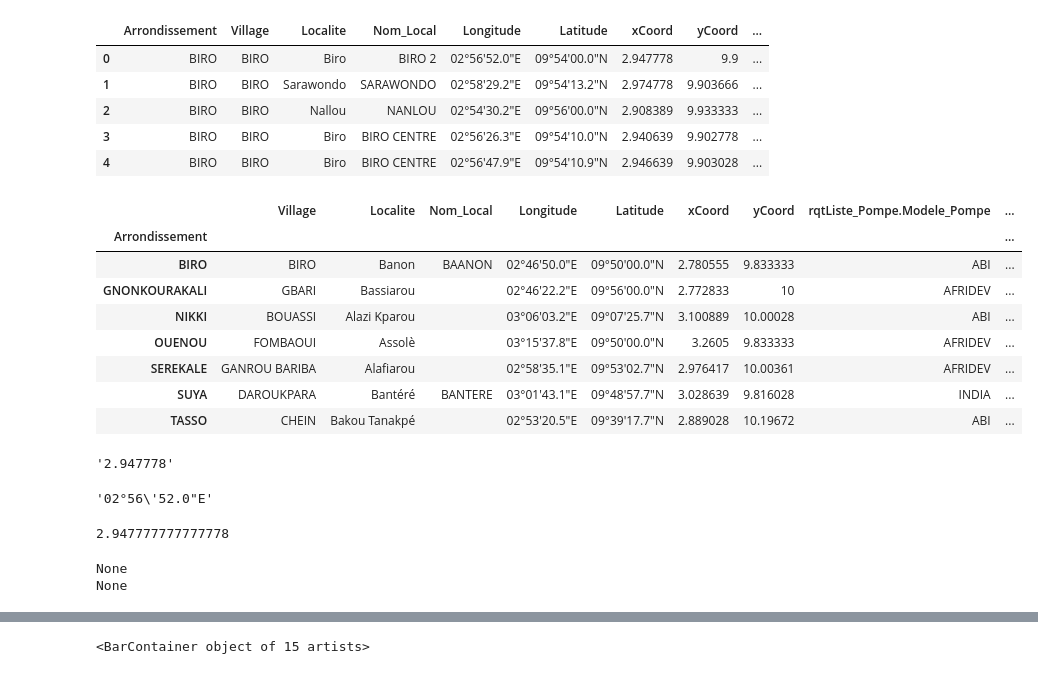
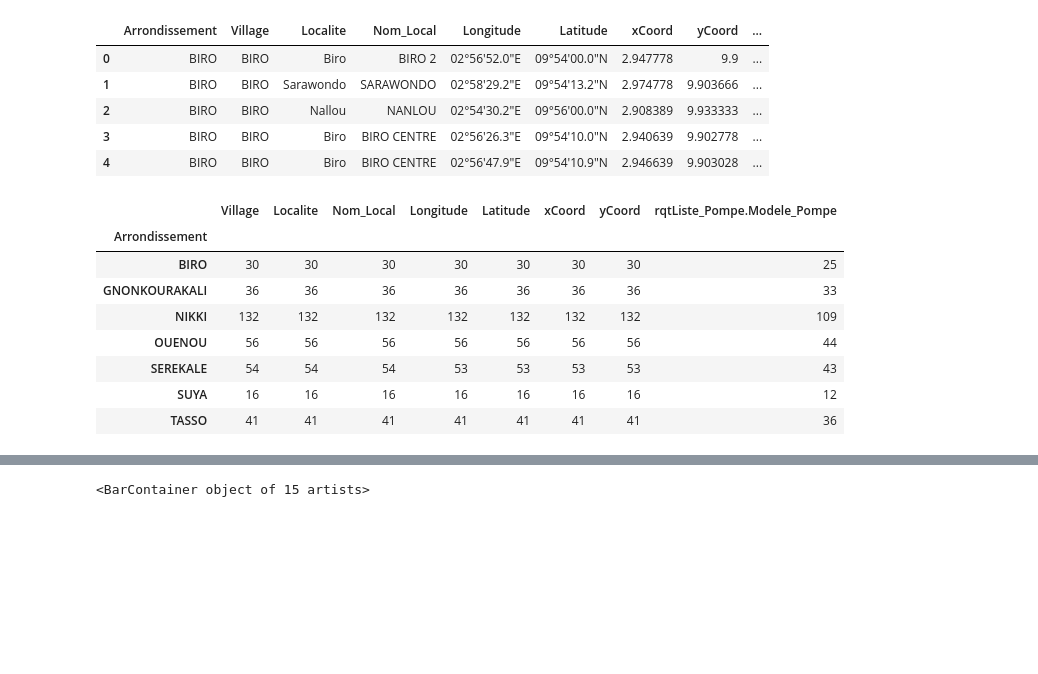
Before and after one commit to OANInternational/aguapp-ds, a Jupyter notebook: create_pump_map.ipynb, the cells around one changed output, grey strips where cells are left out. Drawn from its saved outputs; the diff is of its cells as text; code cells hidden in the pictures; blank space fills up the shorter version.

```diff
--- a/create_pump_map.ipynb
+++ b/create_pump_map.ipynb
@@ -91,46 +103,29 @@ df_2019.head()
 | 3 | BIRO | BIRO | Biro | BIRO CENTRE | 02°56'26.3"E | 09°54'10.0"N | 2.940639 | 9.902778 | ... |
 | 4 | BIRO | BIRO | Biro | BIRO CENTRE | 02°56'47.9"E | 09°54'10.9"N | 2.946639 | 9.903028 | ... |
 # %%
-df_2019.groupby('Arrondissement',axis=0).min()
+df_2019.groupby('Arrondissement',axis=0).count()
 # %% [output]
-|  | Village | Localite | Nom_Local | Longitude | Latitude | xCoord | yCoord | rqtListe_Pompe.Modele_Pompe | ... |
-| Arrondissement |  |  |  |  |  |  |  |  | ... |
-| BIRO | BIRO | Banon | BAANON | 02°46'50.0"E | 09°50'00.0"N | 2.780555 | 9.833333 | ABI | ... |
-| GNONKOURAKALI | GBARI | Bassiarou |  | 02°46'22.2"E | 09°56'00.0"N | 2.772833 | 10 | AFRIDEV | ... |
-| NIKKI | BOUASSI | Alazi Kparou |  | 03°06'03.2"E | 09°07'25.7"N | 3.100889 | 10.00028 | ABI | ... |
-| OUENOU | FOMBAOUI | Assolè |  | 03°15'37.8"E | 09°50'00.0"N | 3.2605 | 9.833333 | AFRIDEV | ... |
-| SEREKALE | GANROU BARIBA | Alafiarou |  | 02°58'35.1"E | 09°53'02.7"N | 2.976417 | 10.00361 | AFRIDEV | ... |
-| SUYA | DAROUKPARA | Bantéré | BANTERE | 03°01'43.1"E | 09°48'57.7"N | 3.028639 | 9.816028 | INDIA | ... |
-| TASSO | CHEIN | Bakou Tanakpé |  | 02°53'20.5"E | 09°39'17.7"N | 2.889028 | 10.19672 | ABI | ... |
+|  | Village | Localite | Nom_Local | Longitude | Latitude | xCoord | yCoord | rqtListe_Pompe.Modele_Pompe |
+| Arrondissement |  |  |  |  |  |  |  |  |
+| BIRO | 30 | 30 | 30 | 30 | 30 | 30 | 30 | 25 |
+| GNONKOURAKALI | 36 | 36 | 36 | 36 | 36 | 36 | 36 | 33 |
+| NIKKI | 132 | 132 | 132 | 132 | 132 | 132 | 132 | 109 |
+| OUENOU | 56 | 56 | 56 | 56 | 56 | 56 | 56 | 44 |
+| SEREKALE | 54 | 54 | 54 | 53 | 53 | 53 | 53 | 43 |
+| SUYA | 16 | 16 | 16 | 16 | 16 | 16 | 16 | 12 |
+| TASSO | 41 | 41 | 41 | 41 | 41 | 41 | 41 | 36 |
-# %%
-df_2019.loc[0,'xCoord']
-# %% [output]
-'2.947778'
-# %%
-df_2019.loc[0,'Longitude']
-# %% [output]
-'02°56\'52.0"E'
 # %%
-import re
-lat = df_2019.loc[0,'Longitude']
-deg, minutes, seconds, direction =  re.split('[°\'"]', lat)
-(float(deg) + float(minutes)/60 + float(seconds)/(60*60)) * (-1 if direction in ['W', 'S'] else 1)
+def decimals_lat_lon(x,lat):
+  coord=None
+  if x[lat]:
+    if len(x[lat])>2:
+      if len(re.split('[°\'"]', x[lat])) == 4 :
+        deg, minutes, seconds, direction =  re.split('[°\'"]', x[lat])
+        coord=(float(deg) + float(minutes.replace(",","."))/60 + float(seconds.replace(",","."))/(60*60)) * (-1 if direction in ['W', 'S'] else 1)
+      elif len(re.split('[°\'"]', x[lat])) > 0:
+        coord=x[lat]
+        print(coord)
+  else:
+    coord=None
+    print(coord)
+  return coord
-# %% [output]
-2.947777777777778
-# %%
-def decimals_lat(x):
-  if x['Latitude']:
-    if len(re.split('[°\'"]', x['Latitude'])) == 4 :
-      deg, minutes, seconds, direction =  re.split('[°\'"]', x['Latitude'])
-      lat=(float(deg) + float(minutes)/60 + float(seconds)/(60*60)) * (-1 if direction in ['W', 'S'] else 1)
-    elif len(re.split('[°\'"]', x['Latitude'])) > 0:
-      lat=x['Latitude']
-      print(lat)
-  else:
-    lat=None
-    print(lat)
-  return lat
-df_2019['Latitude_decimals']=df_2019.apply(lambda x: decimals_lat(x),axis=1)
-# %% [output]
-None
-None
```
Also changed, not shown: parts of 40 cells of this notebook.
